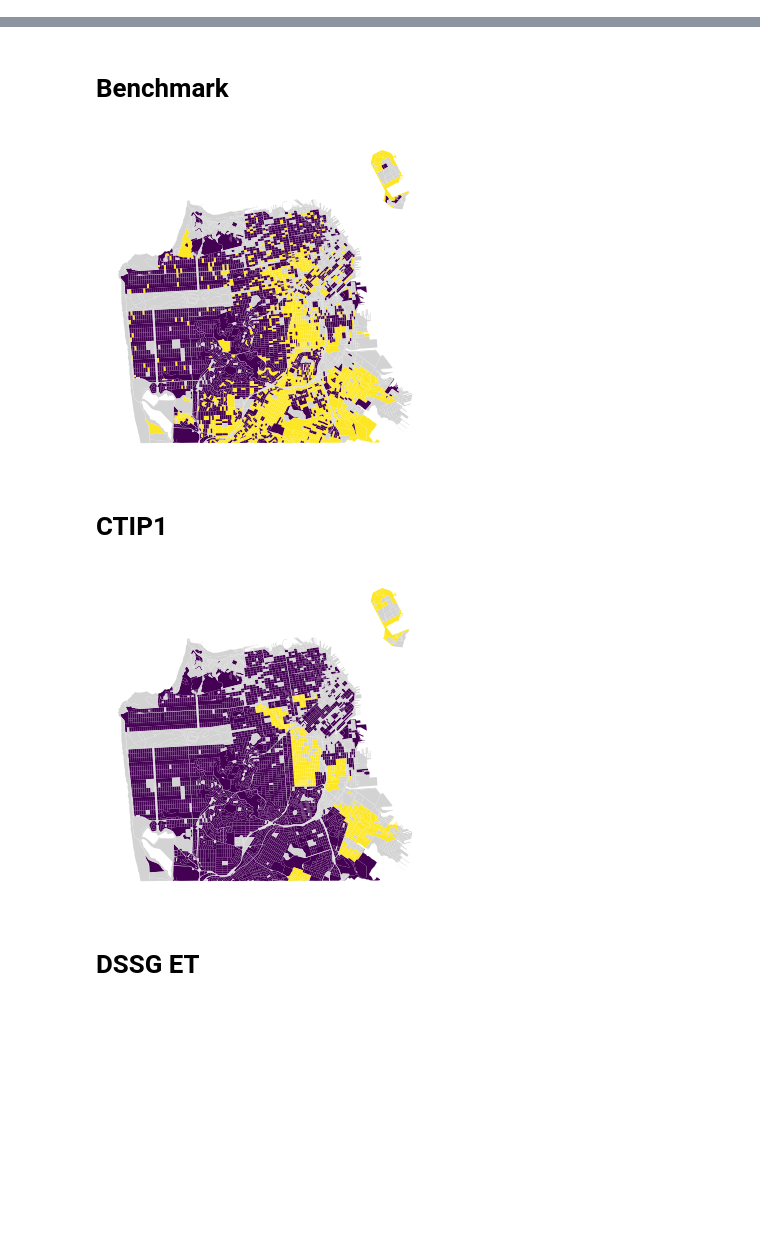
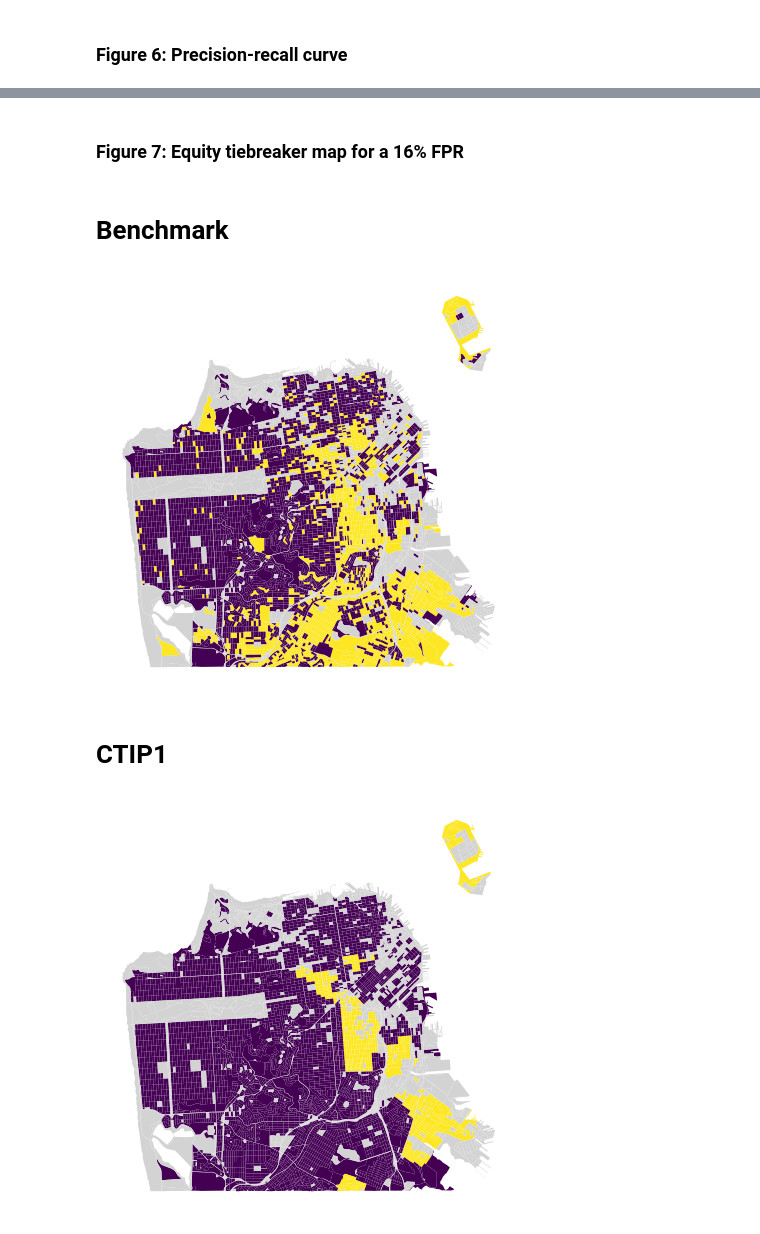
Before and after one commit to 18rberry/Operationalizing-Equity-Tiebreaker-in-SF, a Jupyter notebook: report/sample-evaluation.ipynb, the cells around one changed output, grey strips where cells are left out. Saved outputs shown, nothing was run; the diff lists cells and outputs as text; code cells hidden in the pictures; blank space fills up the shorter version.

Commit message:
finish sample and simulation evaluation

```diff
--- a/report/sample-evaluation.ipynb
+++ b/report/sample-evaluation.ipynb
@@ -9,12 +40,10 @@ from src.d04_modeling.propositional_classifier import PropositionalClassifier, a
 # %%
 positive_group = 'nBoth'
 
-report = dict()
+se = dict()
 for frl_key in ['tk5', 'tk12']:
     eligibility_classifier = orClassifier(["Housing", "Redline"], binary_var=[0,1])
     propositional_model = andClassifier(["pctBoth"], positive_group=positive_group, eligibility_classifier=eligibility_classifier, frl_key=frl_key)
     propositional_params = np.linspace(0.,1., 100)
-    report[frl_key] = SampleEvaluation(frl_key=frl_key, propositional_model=propositional_model, propositional_params=propositional_params)
-
-report['tk5'].heat_map1(column='pctBoth', pct_frl=True, title="Focal (%)")
+    se[frl_key] = SampleEvaluation(frl_key=frl_key, propositional_model=propositional_model, propositional_params=propositional_params)
 # %% [output]
@@ -83,11 +116,14 @@ First, we evaluated the classification models using the data provided by SFUSD f
 # %%
 # Plot the ROC curves for different models for the TK12 FRL and AALPI data and the proposition:
 frl_key = 'tk12'
-fpr = report[frl_key].get_ctip1_fpr()
-params = report[frl_key].get_dssg_et_params(fpr)
-report[frl_key].classifier_evalutaion_roc(x=fpr)
-report[frl_key].classifier_evalutaion_precision_recall()
-report[frl_key].classification_map(fpr=fpr, params=params)
+fpr = se[frl_key].get_ctip1_fpr()
+params = se[frl_key].get_dssg_et_params(fpr)
+display(HTML("<h3>Figure 5: ROC curve</h3>"))
+se[frl_key].classifier_evalutaion_roc(x=fpr)
+display(HTML("<h3>Figure 6: Precision-recall curve</h3>"))
+se[frl_key].classifier_evalutaion_precision_recall()
+display(HTML("<h3>Figure 7: Equity tiebreaker map for a 16% FPR</h3>"))
+se[frl_key].classification_map(fpr=fpr, params=params)
 # %% [output]
 CTIP1 FPR: 0.1354
 Parameters DSSG ET @ 0.1354:
@@ -95,7 +132,8 @@ Parameters DSSG ET @ 0.1354:
 [figure]
+Figure 6: Precision-recall curve
 [figure]
-Benchmark
+Figure 7: Equity tiebreaker map for a 16% FPR
+Benchmark
-[figure, old version]
+[figure, new version]
-CTIP1
+CTIP1
-[figure, old version]
+[figure, new version]
-DSSG ET
```
Also changed, not shown: parts of 15 cells of this notebook, 2 other files.
